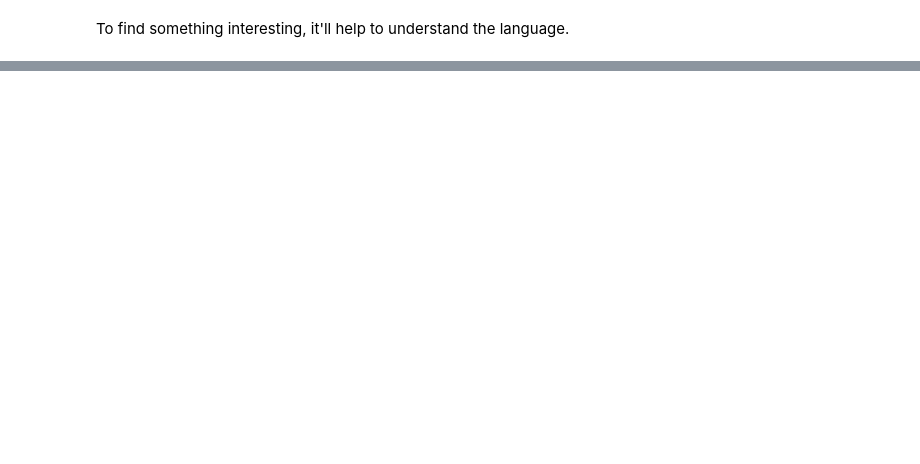
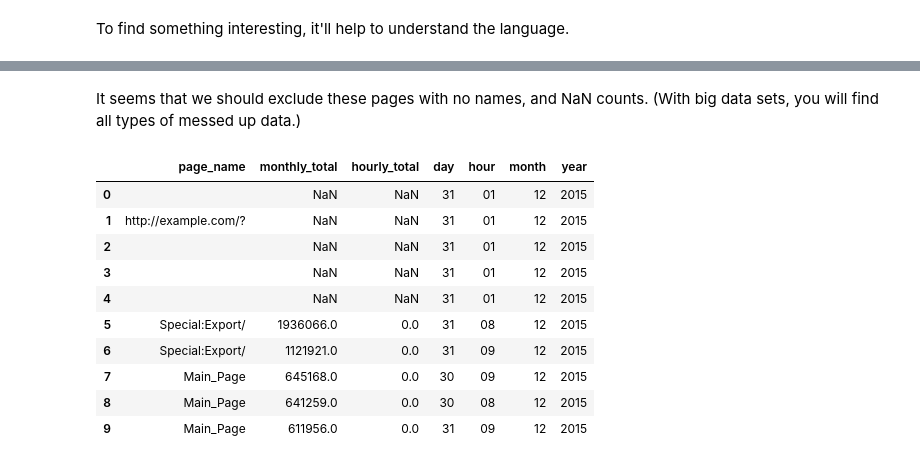
Before and after one commit to hougs/py-hadoop-tutorial, a Jupyter notebook: Data Exploration-Learning the Ibis API.ipynb, the cells around one changed output, grey strips where cells are left out. Drawn from its saved outputs; the diff is of its cells as text; code cells hidden in the pictures; blank space fills up the shorter version.

```diff
--- a/Data Exploration-Learning the Ibis API.ipynb
+++ b/Data Exploration-Learning the Ibis API.ipynb
@@ -114,0 +131,18 @@ en_page_views.limit(10)
+# %% [markdown]
+It seems that we should exclude these pages with no names, and NaN counts. (With big data sets, you will find all
+types of messed up data.)
+# %%
+top_10_pgviews_hourly = en_pageviews.sort_by((en_pageviews.monthly_total, False)).limit(10)
+ibis_conn.execute(top_10_pg_views_hourly)
+# %% [output]
+|  | page_name | monthly_total | hourly_total | day | hour | month | year |
+| 0 |  | NaN | NaN | 31 | 01 | 12 | 2015 |
+| 1 | http://example.com/? | NaN | NaN | 31 | 01 | 12 | 2015 |
+| 2 |  | NaN | NaN | 31 | 01 | 12 | 2015 |
+| 3 |  | NaN | NaN | 31 | 01 | 12 | 2015 |
+| 4 |  | NaN | NaN | 31 | 01 | 12 | 2015 |
+| 5 | Special:Export/ | 1936066.0 | 0.0 | 31 | 08 | 12 | 2015 |
+| 6 | Special:Export/ | 1121921.0 | 0.0 | 31 | 09 | 12 | 2015 |
+| 7 | Main_Page | 645168.0 | 0.0 | 30 | 09 | 12 | 2015 |
+| 8 | Main_Page | 641259.0 | 0.0 | 30 | 08 | 12 | 2015 |
+| 9 | Main_Page | 611956.0 | 0.0 | 31 | 09 | 12 | 2015 |
```
Also changed, not shown: parts of 20 cells of this notebook.
